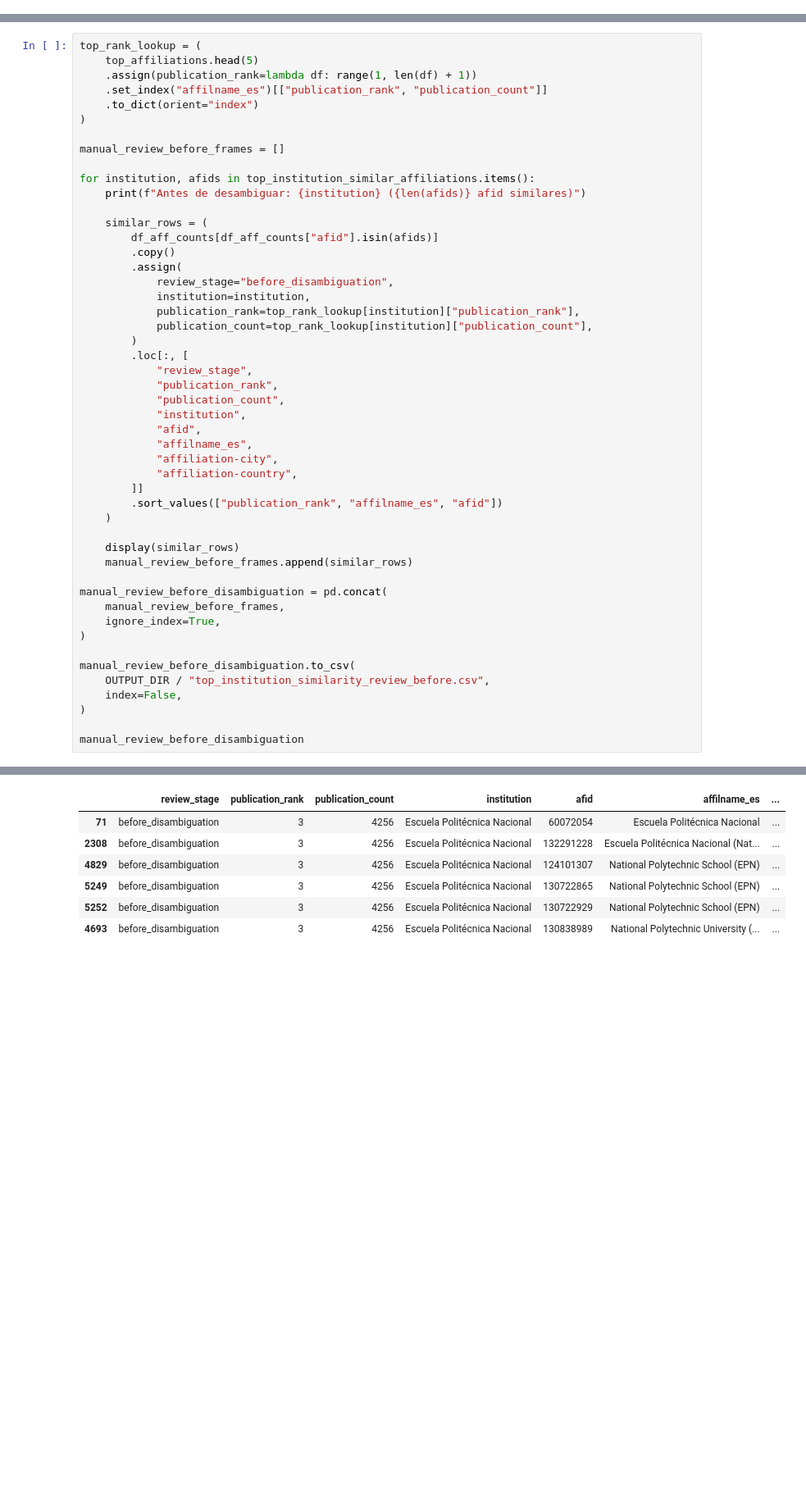
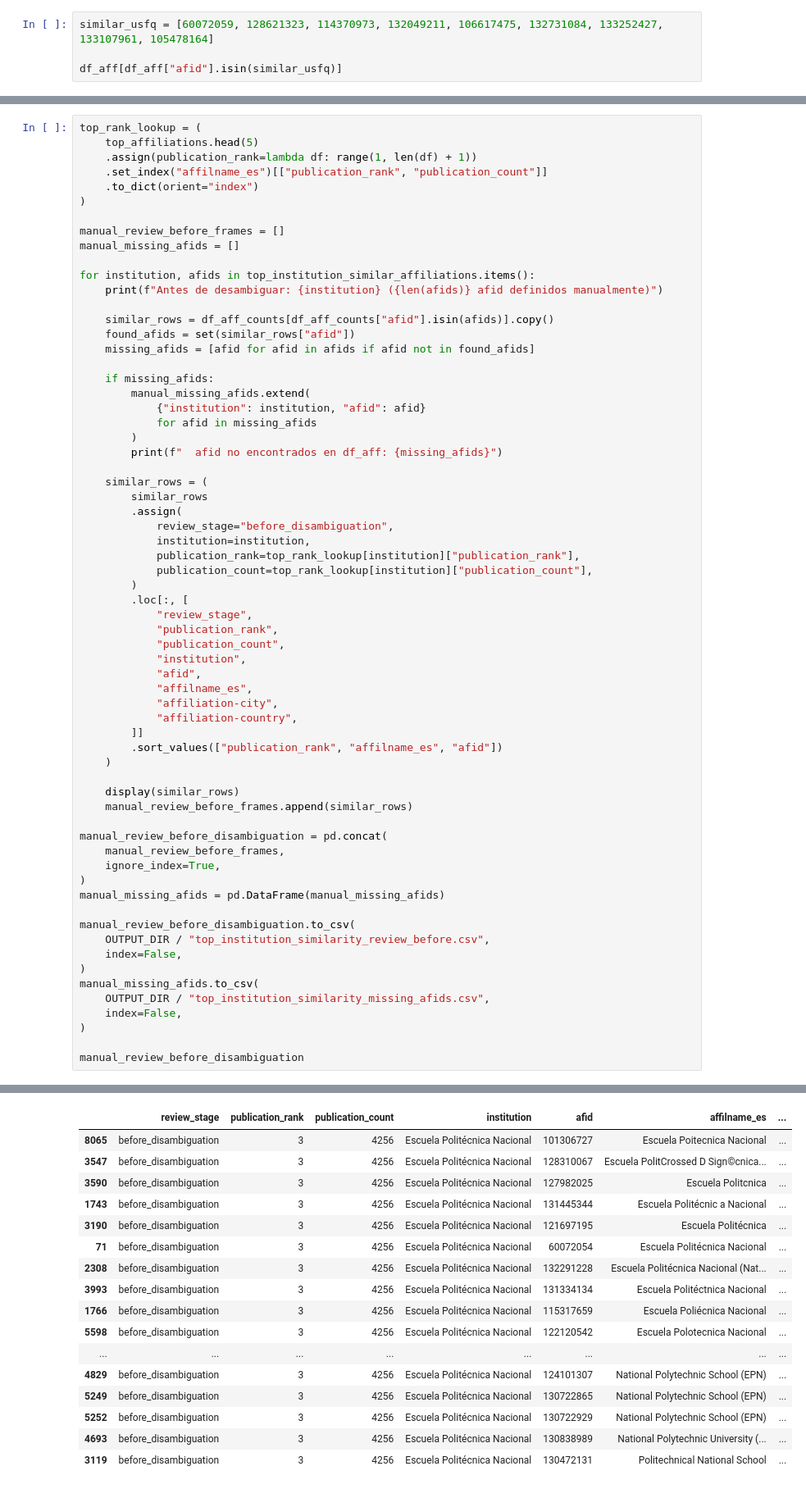
Before and after one commit to Demonkinng/data-cent, a Jupyter notebook: 3.Deduplicate_affs.ipynb, the cells around one changed output, grey strips where cells are left out. Shown at 82% size. Drawn from its saved outputs; the diff is of its cells as text; blank space fills up the shorter version.

```diff
--- a/3.Deduplicate_affs.ipynb
+++ b/3.Deduplicate_affs.ipynb
@@ -92,0 +95,4 @@ df_aff[df_aff["afid"].isin(similar_epn)].to_csv(
+# %%
+similar_usfq = [60072059, 128621323, 114370973, 132049211, 106617475, 132731084, 133252427, 133107961, 105478164]
+
+df_aff[df_aff["afid"].isin(similar_usfq)]
@@ -488,13 +664,24 @@ top_rank_lookup = (
 )
 
 manual_review_before_frames = []
+manual_missing_afids = []
 
 for institution, afids in top_institution_similar_affiliations.items():
-    print(f"Antes de desambiguar: {institution} ({len(afids)} afid similares)")
+    print(f"Antes de desambiguar: {institution} ({len(afids)} afid definidos manualmente)")
+
+    similar_rows = df_aff_counts[df_aff_counts["afid"].isin(afids)].copy()
+    found_afids = set(similar_rows["afid"])
+    missing_afids = [afid for afid in afids if afid not in found_afids]
+
+    if missing_afids:
+        manual_missing_afids.extend(
+            {"institution": institution, "afid": afid}
+            for afid in missing_afids
+        )
+        print(f"  afid no encontrados en df_aff: {missing_afids}")
 
     similar_rows = (
-        df_aff_counts[df_aff_counts["afid"].isin(afids)]
-        .copy()
+        similar_rows
         .assign(
             review_stage="before_disambiguation",
             institution=institution,
@@ -521,11 +708,16 @@ manual_review_before_disambiguation = pd.concat(
     manual_review_before_frames,
     ignore_index=True,
 )
+manual_missing_afids = pd.DataFrame(manual_missing_afids)
 
 manual_review_before_disambiguation.to_csv(
     OUTPUT_DIR / "top_institution_similarity_review_before.csv",
     index=False,
 )
+manual_missing_afids.to_csv(
+    OUTPUT_DIR / "top_institution_similarity_missing_afids.csv",
+    index=False,
+)
 
 manual_review_before_disambiguation
 # %% [output]
@@ -549,7 +754,17 @@ Antes de desambiguar: Escuela Politécnica Nacional (6 afid similares)
 |  | review_stage | publication_rank | publication_count | institution | afid | affilname_es | ... |
+| 8065 | before_disambiguation | 3 | 4256 | Escuela Politécnica Nacional | 101306727 | Escuela Poitecnica Nacional | ... |
+| 3547 | before_disambiguation | 3 | 4256 | Escuela Politécnica Nacional | 128310067 | Escuela PolitCrossed D Sign©cnica... | ... |
+| 3590 | before_disambiguation | 3 | 4256 | Escuela Politécnica Nacional | 127982025 | Escuela Politcnica | ... |
+| 1743 | before_disambiguation | 3 | 4256 | Escuela Politécnica Nacional | 131445344 | Escuela Politécnic a Nacional | ... |
+| 3190 | before_disambiguation | 3 | 4256 | Escuela Politécnica Nacional | 121697195 | Escuela Politécnica | ... |
 | 71 | before_disambiguation | 3 | 4256 | Escuela Politécnica Nacional | 60072054 | Escuela Politécnica Nacional | ... |
 | 2308 | before_disambiguation | 3 | 4256 | Escuela Politécnica Nacional | 132291228 | Escuela Politécnica Nacional (Nat... | ... |
+| 3993 | before_disambiguation | 3 | 4256 | Escuela Politécnica Nacional | 131334134 | Escuela Politéctnica Nacional | ... |
+| 1766 | before_disambiguation | 3 | 4256 | Escuela Politécnica Nacional | 115317659 | Escuela Poliécnica Nacional | ... |
+| 5598 | before_disambiguation | 3 | 4256 | Escuela Politécnica Nacional | 122120542 | Escuela Polotecnica Nacional | ... |
+| ... | ... | ... | ... | ... | ... | ... | ... |
 | 4829 | before_disambiguation | 3 | 4256 | Escuela Politécnica Nacional | 124101307 | National Polytechnic School (EPN) | ... |
 | 5249 | before_disambiguation | 3 | 4256 | Escuela Politécnica Nacional | 130722865 | National Polytechnic School (EPN) | ... |
 | 5252 | before_disambiguation | 3 | 4256 | Escuela Politécnica Nacional | 130722929 | National Polytechnic School (EPN) | ... |
 | 4693 | before_disambiguation | 3 | 4256 | Escuela Politécnica Nacional | 130838989 | National Polytechnic University (... | ... |
+| 3119 | before_disambiguation | 3 | 4256 | Escuela Politécnica Nacional | 130472131 | Politechnical National School | ... |
```
Also changed, not shown: parts of 19 cells of this notebook.
